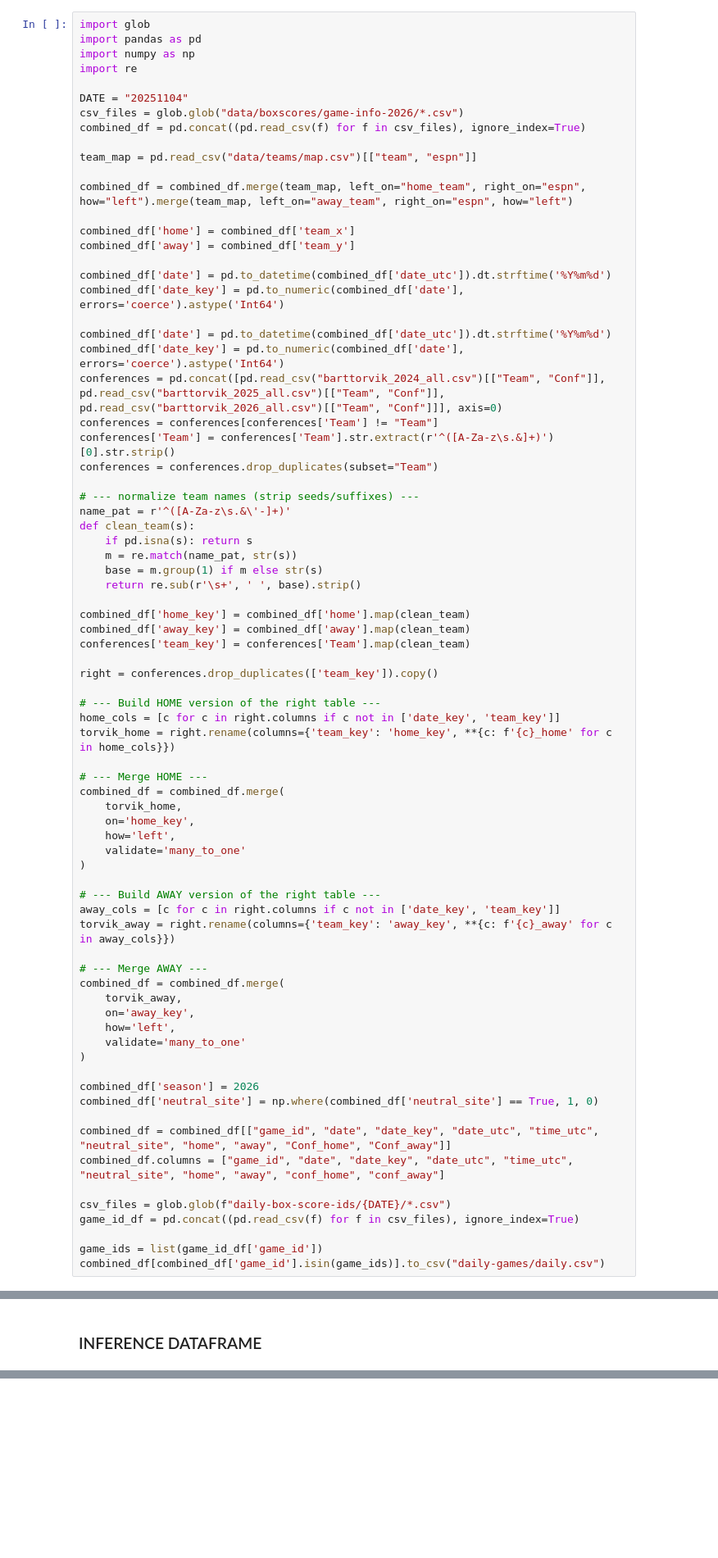
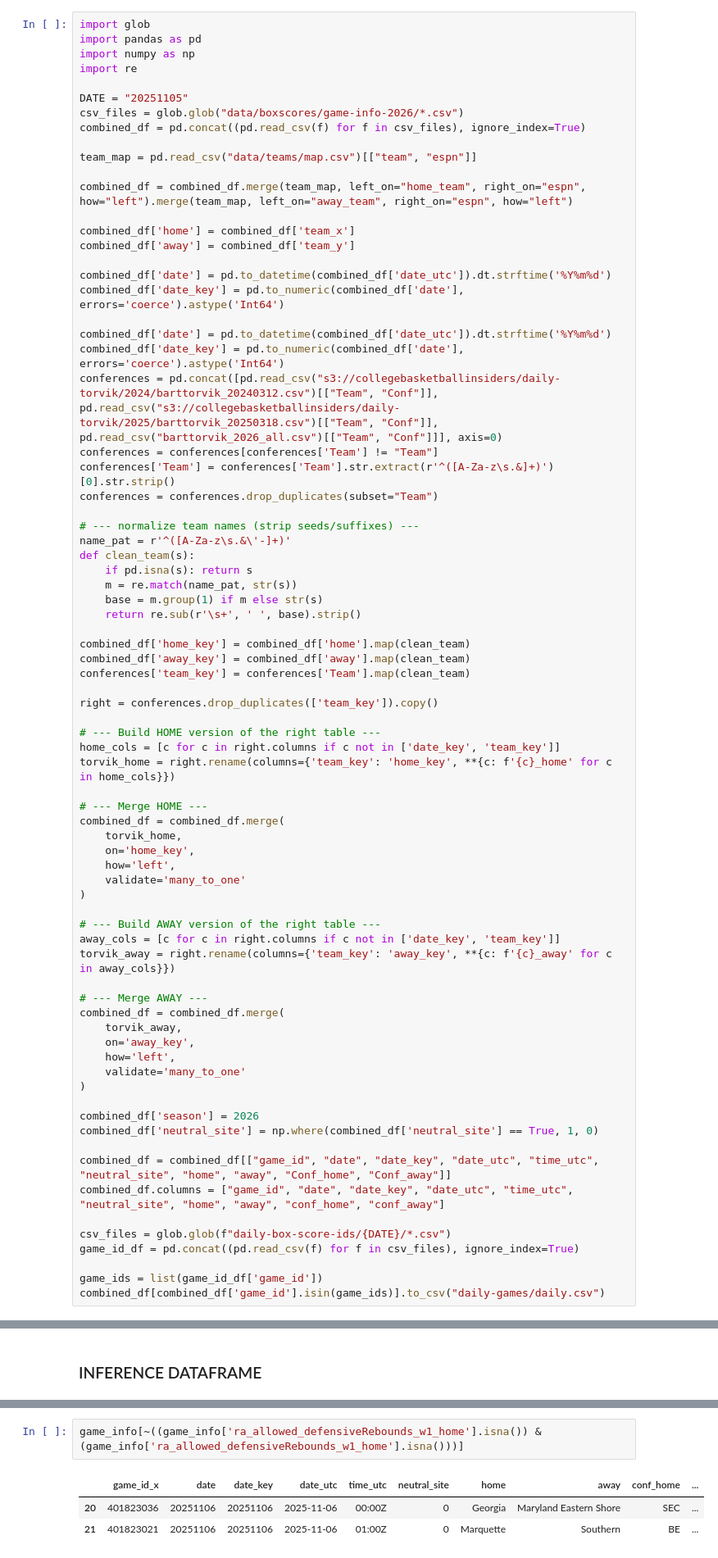
Before and after one commit to dimmittnick/march_madness, a Jupyter notebook: barttorvik/daily_run.ipynb, the cells around one changed output, grey strips where cells are left out. Shown: that part at 82% size. Cells and saved outputs as stored; diff of their text form; blank space fills up the shorter version.

Commit message:
daily inference

```diff
--- a/barttorvik/daily_run.ipynb
+++ b/barttorvik/daily_run.ipynb
@@ -9,7 +9,7 @@ import pandas as pd
 import numpy as np
 import re
 
-DATE = "20251104"
+DATE = "20251105"
 csv_files = glob.glob("data/boxscores/game-info-2026/*.csv")
 combined_df = pd.concat((pd.read_csv(f) for f in csv_files), ignore_index=True)
 
@@ -25,7 +25,7 @@ combined_df['date_key'] = pd.to_numeric(combined_df['date'], errors='coerce').as
 
 combined_df['date'] = pd.to_datetime(combined_df['date_utc']).dt.strftime('%Y%m%d')
 combined_df['date_key'] = pd.to_numeric(combined_df['date'], errors='coerce').astype('Int64')
-conferences = pd.concat([pd.read_csv("barttorvik_2024_all.csv")[["Team", "Conf"]], pd.read_csv("barttorvik_2025_all.csv")[["Team", "Conf"]], pd.read_csv("barttorvik_2026_all.csv")[["Team", "Conf"]]], axis=0)
+conferences = pd.concat([pd.read_csv("s3://collegebasketballinsiders/daily-torvik/2024/barttorvik_20240312.csv")[["Team", "Conf"]], pd.read_csv("s3://collegebasketballinsiders/daily-torvik/2025/barttorvik_20250318.csv")[["Team", "Conf"]], pd.read_csv("barttorvik_2026_all.csv")[["Team", "Conf"]]], axis=0)
 conferences = conferences[conferences['Team'] != "Team"]
 conferences['Team'] = conferences['Team'].str.extract(r'^([A-Za-z\s.&]+)')[0].str.strip()
 conferences = conferences.drop_duplicates(subset="Team")
@@ -1308,0 +1063,6 @@ game_info[['utc_seconds_since_midnight', 'utc_hour_sin',
+# %%
+game_info[~((game_info['ra_allowed_defensiveRebounds_w1_home'].isna()) & (game_info['ra_allowed_defensiveRebounds_w1_home'].isna()))]
+# %% [output]
+|  | game_id_x | date | date_key | date_utc | time_utc | neutral_site | home | away | conf_home | ... |
+| 20 | 401823036 | 20251106 | 20251106 | 2025-11-06 | 00:00Z | 0 | Georgia | Maryland Eastern Shore | SEC | ... |
+| 21 | 401823021 | 20251106 | 20251106 | 2025-11-06 | 01:00Z | 0 | Marquette | Southern | BE | ... |
```
Also changed, not shown: parts of 3 cells of this notebook, 4 other files.
